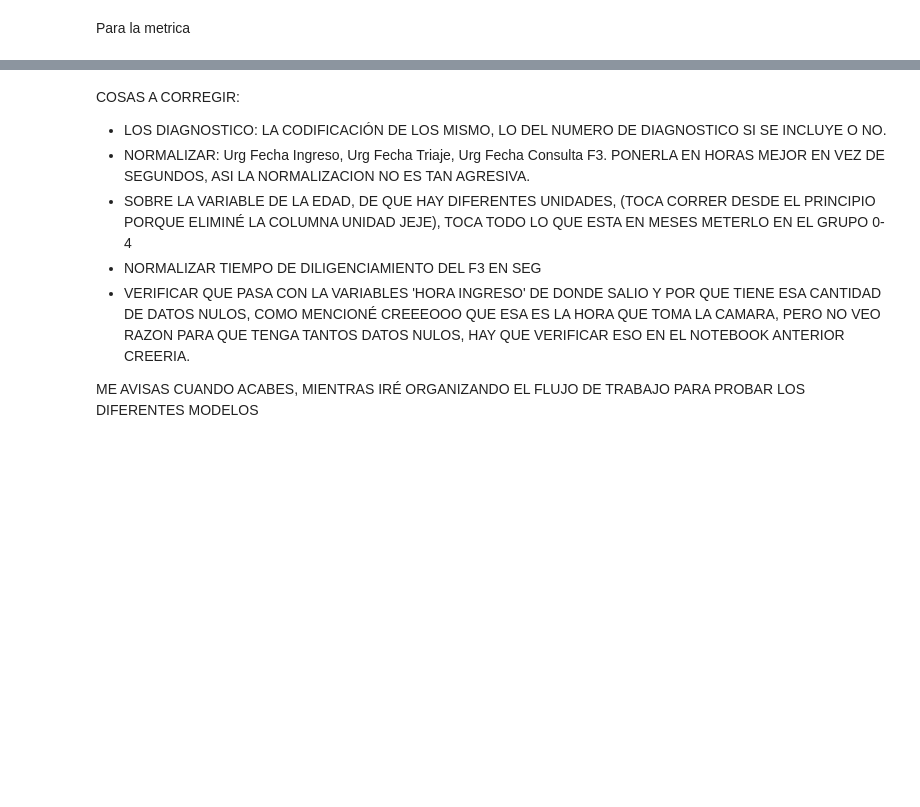
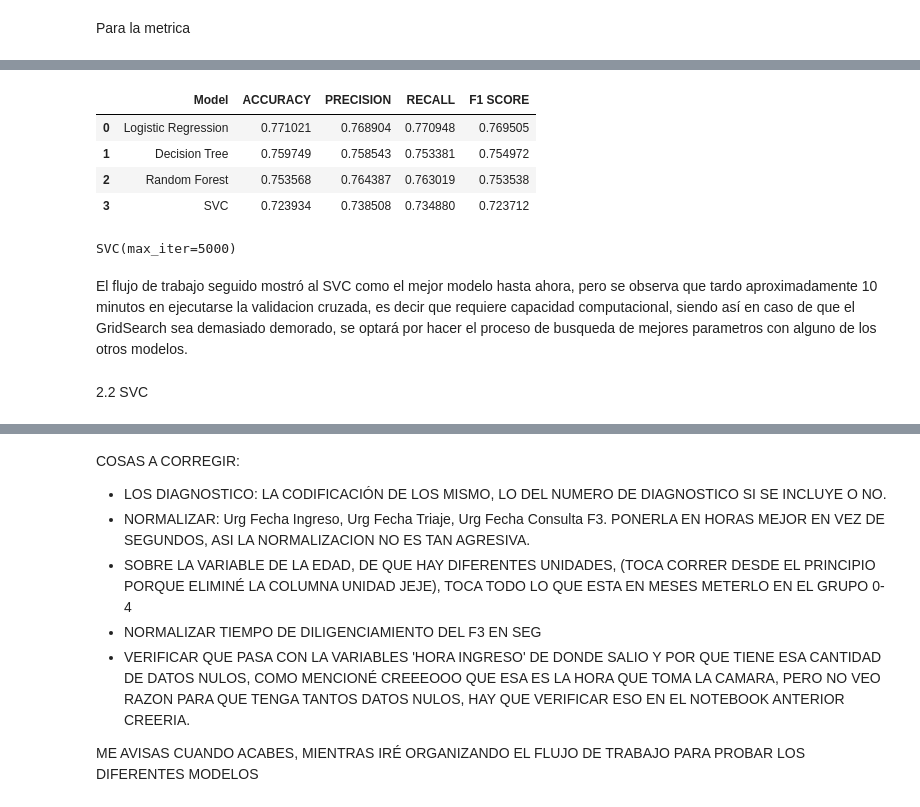
Before and after one commit to AndresBanquezBio/BDUrgencias, a Jupyter notebook: NoteBook/modelos.ipynb, the cells around one changed output, grey strips where cells are left out. Drawn from its saved outputs; the diff is of its cells as text; code cells hidden in the pictures; blank space fills up the shorter version.

Commit message:
Primer modelo

```diff
--- a/NoteBook/modelos.ipynb
+++ b/NoteBook/modelos.ipynb
@@ -577,2 +578,8 @@ def train_test_evaluador(model_name, model, X_train, y_train, X_test, y_test):
         columns=["Model", 'ACCURACY', 'PRECISION', 'RECALL', 'F1 SCORE'])
     return result_df
+# %%
+def report_cv_score(z):
+    train_accuracy = z['train_accuracy']
+    test_accuracy = z['test_accuracy']
+    print("Accuracy Test: ", "{:.5f}".format(np.mean(test_accuracy)), "(±", "{:.8f}".format(np.std(test_accuracy)),")")
+    print("Accuracy Train: ", "{:.5f}".format(np.mean(train_accuracy)), "(±", "{:.8f}".format(np.std(train_accuracy)),")")
@@ -578,0 +607,6 @@ def train_test_evaluador(model_name, model, X_train, y_train, X_test, y_test):
+# %%
+# Estimadores de clasificación
+estimator1 = LogisticRegression(max_iter=5000)
+estimator2 = DecisionTreeClassifier(max_depth=5)
+estimator3 = RandomForestClassifier(n_estimators=100, max_depth=5)
+estimator4 = SVC(max_iter=5000)
@@ -578,0 +615,24 @@ def train_test_evaluador(model_name, model, X_train, y_train, X_test, y_test):
+# %%
+zscores = []
+estimators = [estimator1, estimator2, estimator3, estimator4]
+names = ["Logistic Regression", "Decision Tree", "Random Forest", "SVC"]
+
+for i in range(len(estimators)):
+    print("---------")
+    z = cross_validate(estimators[i], Xtv, ytv, return_train_score=True, return_estimator=False,
+                       scoring=['accuracy'], cv=ShuffleSplit(n_splits=10, test_size=val_size))
+    report_cv_score(z)
+    zscores.append(np.mean(z['test_accuracy']))
+    if i == 0:
+        estimators[i].fit(Xtv, ytv)
+        result_df = train_test_evaluate(names[i], estimators[i], Xtv, ytv, Xts, yts)
+    else:
+        estimators[i].fit(Xtv, ytv)
+        df1 = train_test_evaluate(names[i], estimators[i], Xtv, ytv, Xts, yts)
+        result_df = pd.concat([result_df, df1], ignore_index=True)
+
+best = np.argmax(zscores)
+print("Seleccionado: ", best)
+best_estimator = estimators[best]
+print("\n Mejor modelo: ")
+print(best_estimator)
@@ -578,0 +656,16 @@ def train_test_evaluador(model_name, model, X_train, y_train, X_test, y_test):
+# %%
+result_df
+# %% [output]
+|  | Model | ACCURACY | PRECISION | RECALL | F1 SCORE |
+| 0 | Logistic Regression | 0.771021 | 0.768904 | 0.770948 | 0.769505 |
+| 1 | Decision Tree | 0.759749 | 0.758543 | 0.753381 | 0.754972 |
+| 2 | Random Forest | 0.753568 | 0.764387 | 0.763019 | 0.753538 |
+| 3 | SVC | 0.723934 | 0.738508 | 0.734880 | 0.723712 |
+# %%
+best_estimator
+# %% [output]
+SVC(max_iter=5000)
+# %% [markdown]
+El flujo de trabajo seguido mostró al SVC  como el mejor modelo hasta ahora, pero se observa que tardo aproximadamente 10 minutos en ejecutarse la validacion cruzada, es decir que requiere capacidad computacional, siendo así en caso de que el GridSearch sea demasiado demorado, se optará por hacer el proceso de busqueda de mejores parametros con alguno de los otros modelos.
+# %% [markdown]
+2.2 SVC
```
Also changed, not shown: parts of 8 cells of this notebook, 1 other file.
